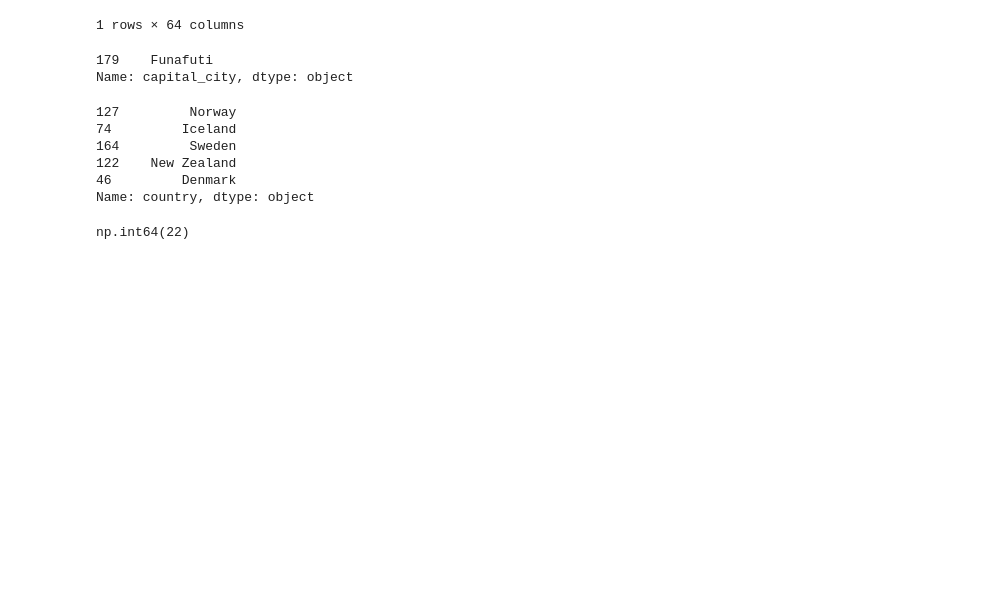
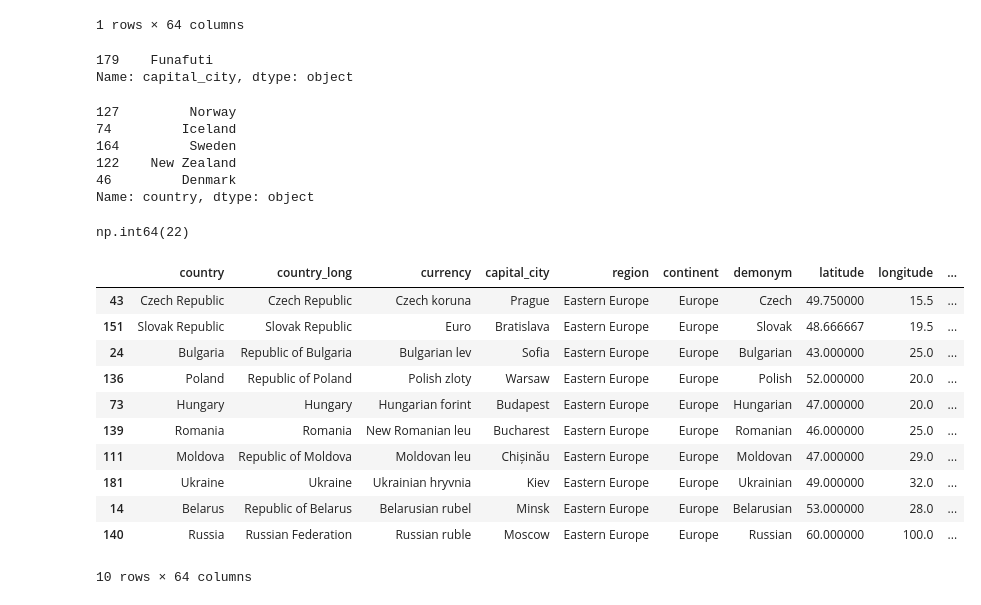
Before and after one commit to princeXcode-ai/python_pandas_learning, a Jupyter notebook: PROJECTS/Countries.ipynb, the cells around one changed output. Saved outputs shown, nothing was run; the diff lists cells and outputs as text; code cells hidden in the pictures; blank space fills up the shorter version.

```diff
--- a/PROJECTS/Countries.ipynb
+++ b/PROJECTS/Countries.ipynb
@@ -120,3 +120,20 @@ Name: country, dtype: object
 df['region'].value_counts().count()
 # %% [output]
 np.int64(22)
+# %%
+#how many countries lie in eastern europe region
+# df['region'].value_counts()['Eastern Europe']
+df[df['region'] == 'Eastern Europe']
+# %% [output]
+|  | country | country_long | currency | capital_city | region | continent | demonym | latitude | longitude | ... |
+| 43 | Czech Republic | Czech Republic | Czech koruna | Prague | Eastern Europe | Europe | Czech | 49.750000 | 15.5 | ... |
+| 151 | Slovak Republic | Slovak Republic | Euro | Bratislava | Eastern Europe | Europe | Slovak | 48.666667 | 19.5 | ... |
+| 24 | Bulgaria | Republic of Bulgaria | Bulgarian lev | Sofia | Eastern Europe | Europe | Bulgarian | 43.000000 | 25.0 | ... |
+| 136 | Poland | Republic of Poland | Polish zloty | Warsaw | Eastern Europe | Europe | Polish | 52.000000 | 20.0 | ... |
+| 73 | Hungary | Hungary | Hungarian forint | Budapest | Eastern Europe | Europe | Hungarian | 47.000000 | 20.0 | ... |
+| 139 | Romania | Romania | New Romanian leu | Bucharest | Eastern Europe | Europe | Romanian | 46.000000 | 25.0 | ... |
+| 111 | Moldova | Republic of Moldova | Moldovan leu | Chișinău | Eastern Europe | Europe | Moldovan | 47.000000 | 29.0 | ... |
+| 181 | Ukraine | Ukraine | Ukrainian hryvnia | Kiev | Eastern Europe | Europe | Ukrainian | 49.000000 | 32.0 | ... |
+| 14 | Belarus | Republic of Belarus | Belarusian rubel | Minsk | Eastern Europe | Europe | Belarusian | 53.000000 | 28.0 | ... |
+| 140 | Russia | Russian Federation | Russian ruble | Moscow | Eastern Europe | Europe | Russian | 60.000000 | 100.0 | ... |
+10 rows × 64 columns
```
Also changed, not shown: parts of 7 cells of this notebook.
